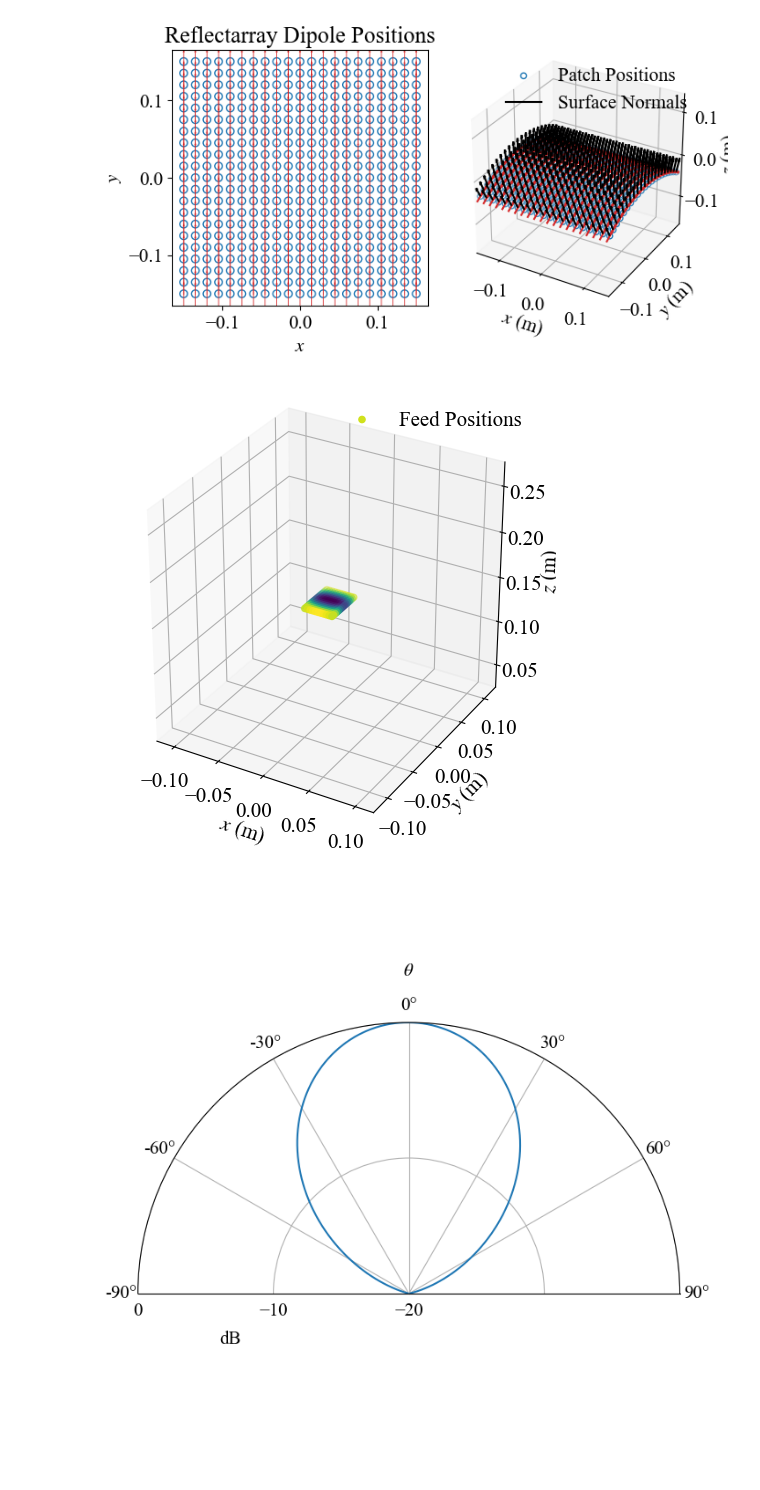
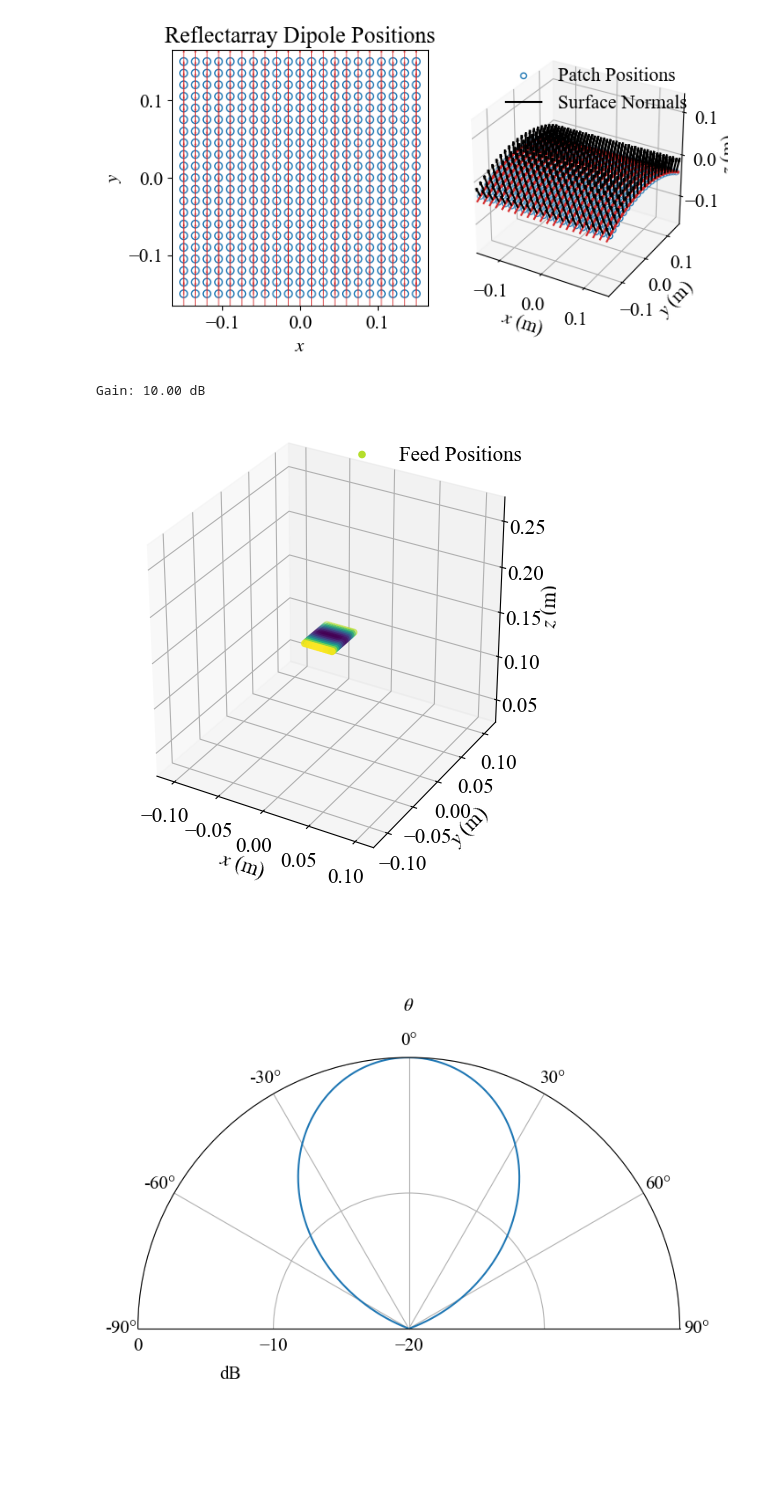
Before and after one commit to aaronvd/dipole-model-reflectarray, a Jupyter notebook: scripts/grayscale_test.ipynb, the cells around one changed output. Cells and saved outputs as stored; diff of their text form; code cells hidden in the pictures.

```diff
--- a/scripts/grayscale_test.ipynb
+++ b/scripts/grayscale_test.ipynb
@@ -40,11 +41,12 @@ array.plot(ax=ax2, show_normals=True, show_lattice_vectors=True)
 [figure]
 # %%
 horn = PyramidalHorn(f=f, E0=1, rotation=(0, 0, 90), r_offset=(0, 0, 5*lam), gain=10)
-
+_ = horn.compute.calculate_gain()
 horn.plot(quiver=False, plot_type='3D', plot_value='J_m')
 horn.plot_fields(plot_type='1D', dB_min=-20)
 # %% [output]
+Gain: 10.00 dB
-[figure, old version]
+[figure, new version]
 [figure]
 # %%
 system1 = System(array, horn)
```
Also changed, not shown: parts of 4 cells of this notebook, 6 other files.
